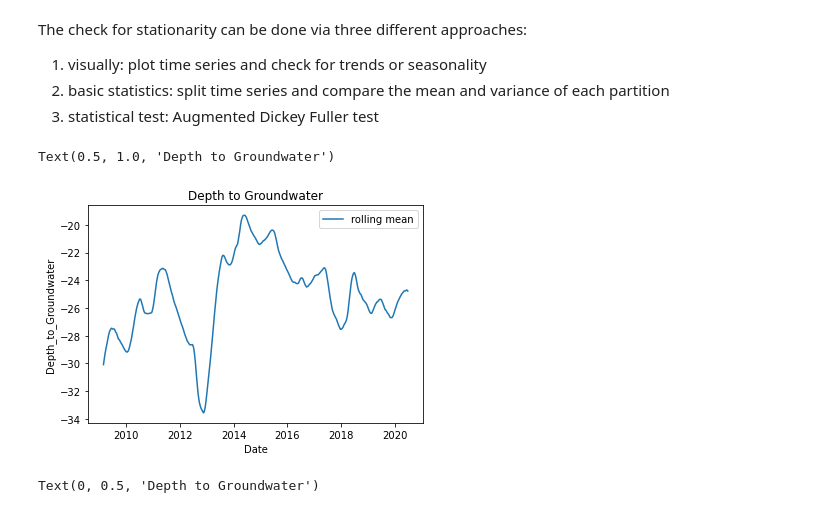
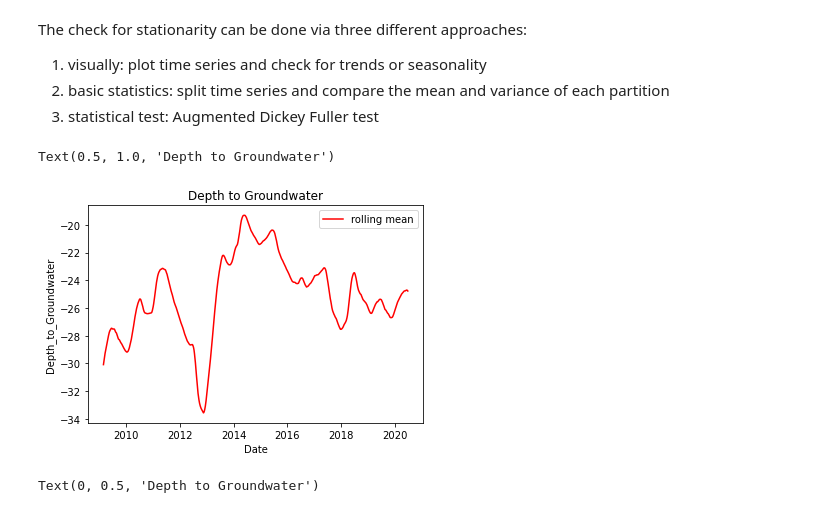
Before and after one commit to sweta0805/Capstone3Project, a Jupyter notebook: Capstone3_Data_wrangling & EDA.ipynb, the cells around one changed output. Cells and saved outputs as stored; diff of their text form; code cells hidden in the pictures.

```diff
--- a/Capstone3_Data_wrangling & EDA.ipynb
+++ b/Capstone3_Data_wrangling & EDA.ipynb
@@ -546,11 +546,11 @@ The check for stationarity can be done via three different approaches:
 3. statistical test: Augmented Dickey Fuller test
 # %%
 rolling_window = 52
-sns.lineplot(x=df.Date, y=df.Depth_to_Groundwater.rolling(rolling_window).mean(),label='rolling mean')
+sns.lineplot(x=df.Date, y=df.Depth_to_Groundwater.rolling(rolling_window).mean(),color = 'red',label='rolling mean')
 plt.title('Depth to Groundwater')
 # %% [output]
 Text(0.5, 1.0, 'Depth to Groundwater')
-[figure, old version]
+[figure, new version]
 # %%
 # A year has 52 weeks (52 weeks * 7 days per week) approx.
 rolling_window = 52
```
Also changed, not shown: parts of 33 cells of this notebook, 1 other file.
